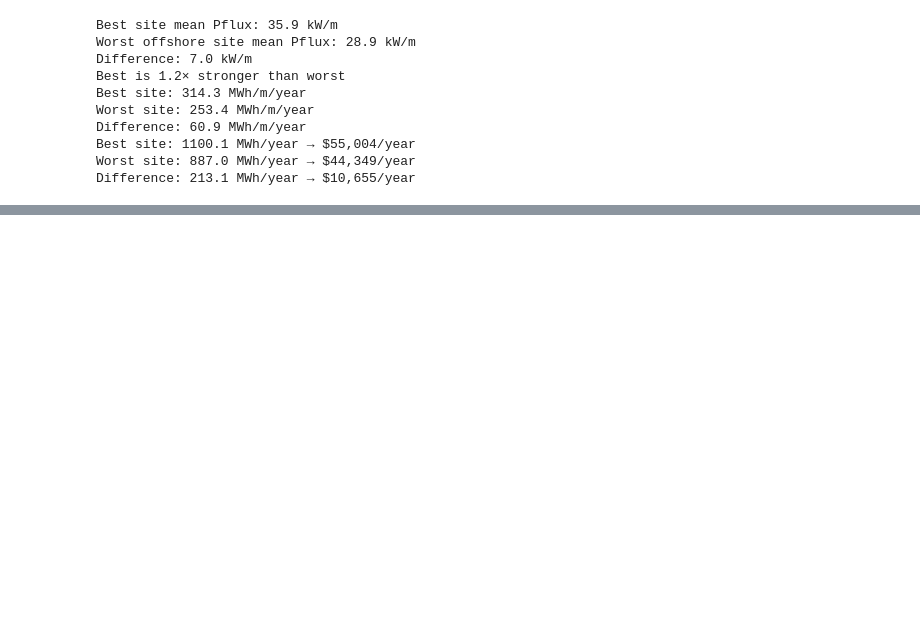
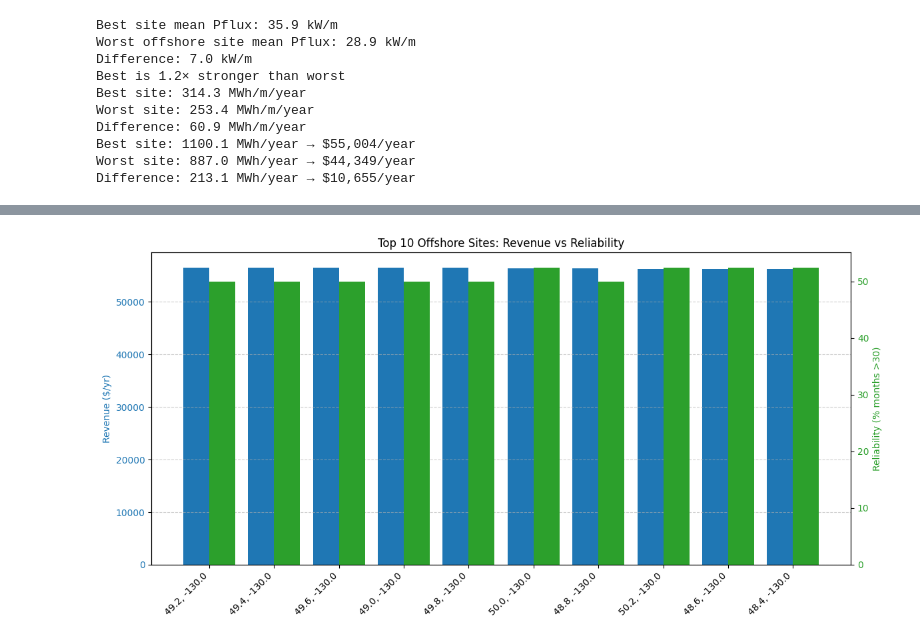
Before and after one commit to WnareaJunior/wave-energy-forecasting-ai, a Jupyter notebook: notebooks/001_wave_power_flux_analysis.ipynb.ipynb, the cells around one changed output, grey strips where cells are left out. Saved outputs shown, nothing was run; the diff lists cells and outputs as text; code cells hidden in the pictures; blank space fills up the shorter version.

```diff
--- a/notebooks/001_wave_power_flux_analysis.ipynb.ipynb
+++ b/notebooks/001_wave_power_flux_analysis.ipynb.ipynb
@@ -282,0 +394,32 @@ Difference: 213.1 MWh/year → $10,655/year
+# %%
+# --------------------------
+# Dual-Axis Bar Chart: Top 10 Sites Revenue vs Reliability
+# --------------------------
+fig, ax1 = plt.subplots(figsize=(12,6))
+
+x = np.arange(len(top10))  # site indices
+width = 0.4
+
+# Revenue bars (left axis)
+bars1 = ax1.bar(x - width/2, top10["Revenue"], width, label="Revenue ($/yr)", color="tab:blue")
+ax1.set_ylabel("Revenue ($/yr)", color="tab:blue")
+ax1.tick_params(axis="y", labelcolor="tab:blue")
+
+# Reliability bars (right axis)
+ax2 = ax1.twinx()
+bars2 = ax2.bar(x + width/2, top10["pct_above_30"], width, label="% Months >30 kW/m", color="tab:green")
+ax2.set_ylabel("Reliability (% months >30)", color="tab:green")
+ax2.tick_params(axis="y", labelcolor="tab:green")
+
+# X-axis labels
+ax1.set_xticks(x)
+ax1.set_xticklabels([f"{round(lat,2)}, {round(lon,2)}" for lat, lon in zip(top10["latitude"], top10["longitude"])], rotation=45, ha="right")
+
+# Title and grid
+plt.title("Top 10 Offshore Sites: Revenue vs Reliability")
+ax1.grid(True, axis="y", linestyle="--", alpha=0.6)
+
+fig.tight_layout()
+plt.show()
+# %% [output]
+[figure, added]
```
Also changed, not shown: parts of 5 cells of this notebook.
